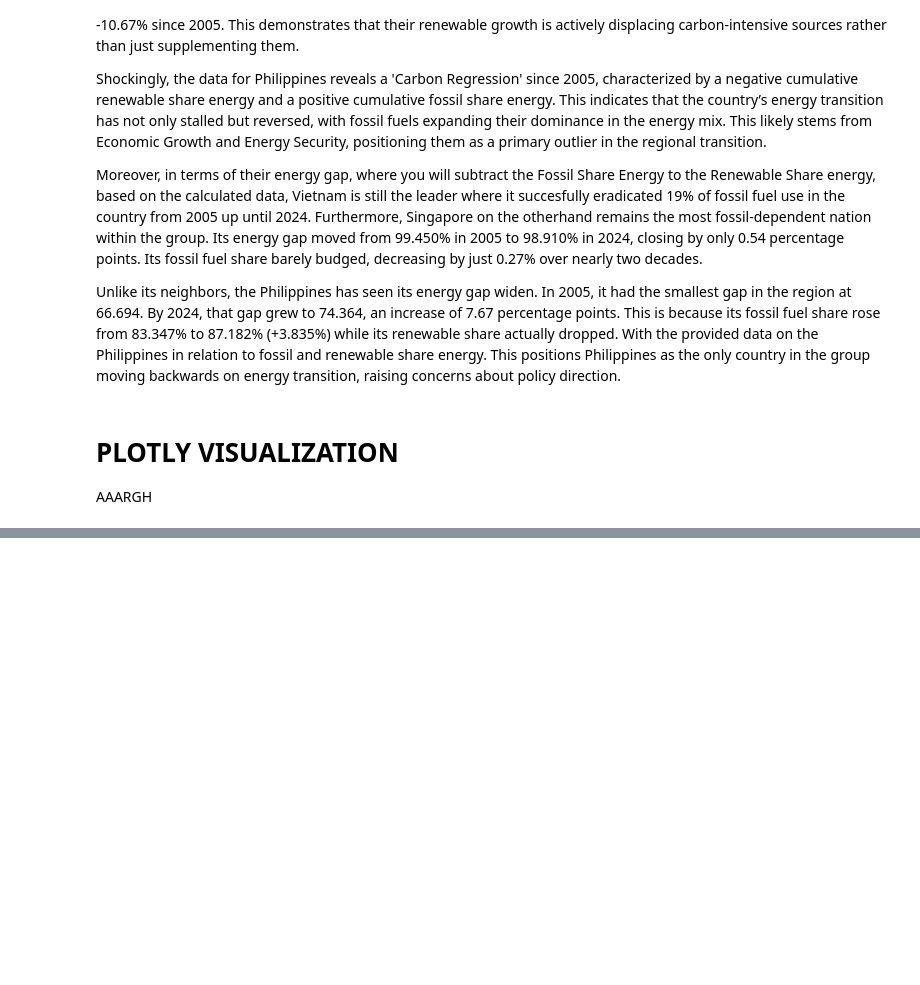
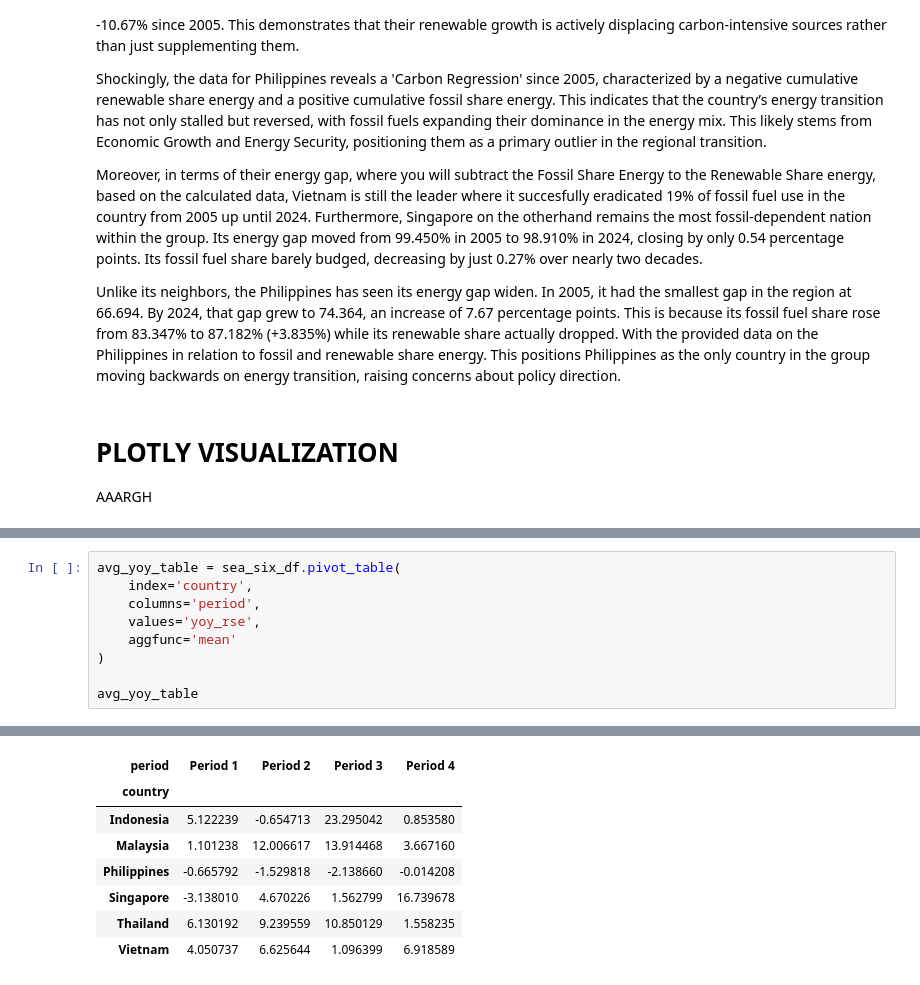
Before and after one commit to christianabusca/energy-climate-analysis, a Jupyter notebook: energy-project.ipynb, the cells around one changed output, grey strips where cells are left out. Drawn from its saved outputs; the diff is of its cells as text; blank space fills up the shorter version.

```diff
--- a/energy-project.ipynb
+++ b/energy-project.ipynb
@@ -700,0 +864,10 @@ fig.show()
+# %%
+avg_yoy_table = sea_six_df.pivot_table(
+    index='country',
+    columns='period',
+    values='yoy_rse',
+    aggfunc='mean'
+)
+
+avg_yoy_table
+# %% [output]
@@ -700,0 +875,8 @@ fig.show()
+| period | Period 1 | Period 2 | Period 3 | Period 4 |
+| country |  |  |  |  |
+| Indonesia | 5.122239 | -0.654713 | 23.295042 | 0.853580 |
+| Malaysia | 1.101238 | 12.006617 | 13.914468 | 3.667160 |
+| Philippines | -0.665792 | -1.529818 | -2.138660 | -0.014208 |
+| Singapore | -3.138010 | 4.670226 | 1.562799 | 16.739678 |
+| Thailand | 6.130192 | 9.239559 | 10.850129 | 1.558235 |
+| Vietnam | 4.050737 | 6.625644 | 1.096399 | 6.918589 |
```
Also changed, not shown: parts of 7 cells of this notebook.
